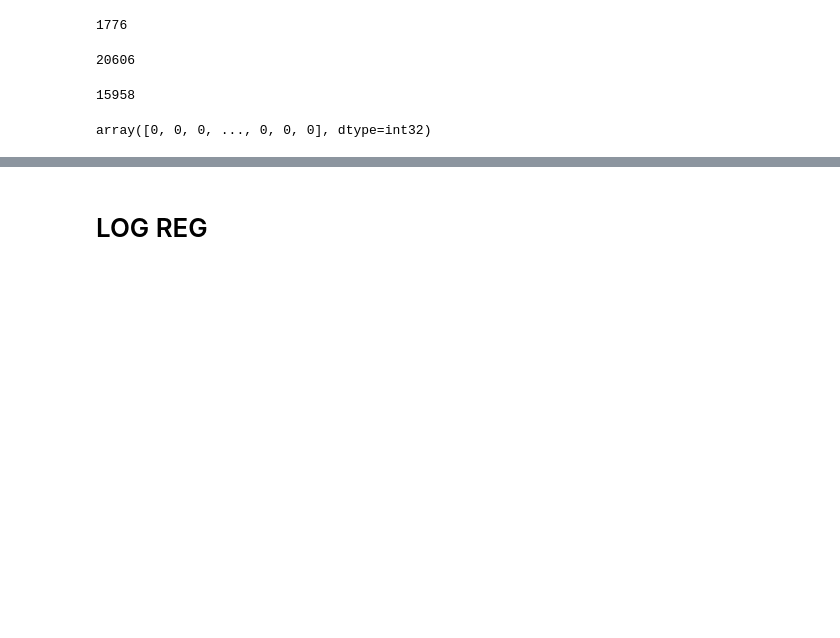
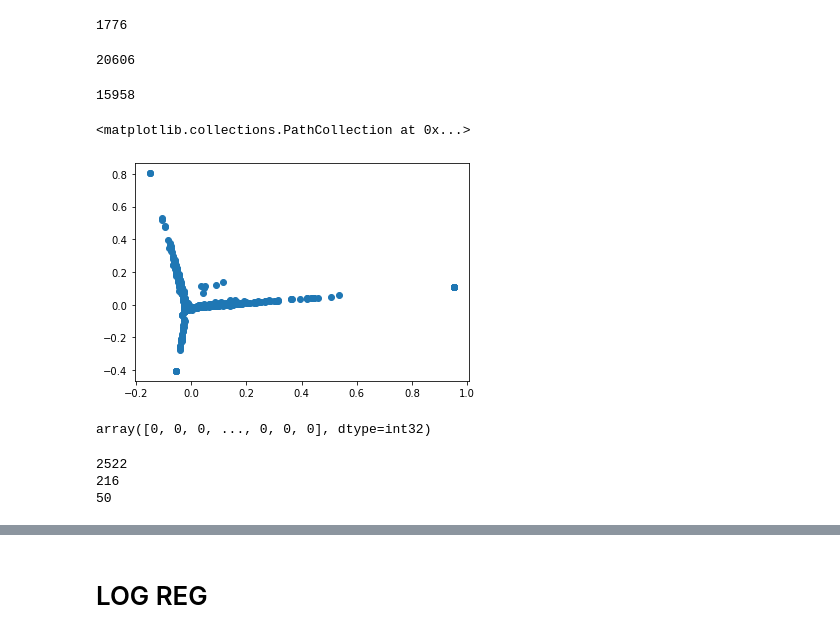
Before and after one commit to kashkambath/cvd-reddit-nlp-analysis, a Jupyter notebook: Data_Processing.ipynb, the cells around one changed output, grey strips where cells are left out. Drawn from its saved outputs; the diff is of its cells as text; code cells hidden in the pictures; blank space fills up the shorter version.

```diff
--- a/Data_Processing.ipynb
+++ b/Data_Processing.ipynb
@@ -167,11 +167,18 @@ df = full_df.drop(columns = ['text', 'preprocess_full_text', 'polarity'])
 df = df.fillna(0)
 # %%
 # create an instance of the PCA class
-pca = PCA(n_components=10)
+pca = PCA(n_components=2)
 
 # fit the data using the original X_train_std data; tranform X_train_std data
 pca_df = pca.fit_transform(df)
 
 # transform the X_test_std data
 #X_test_pca_skl = pca.transform(X_test_std)
+# %%
+pca_df = pd.DataFrame(pca_df)
+# %%
+plt.scatter(pca_df[0], pca_df[1])
+# %% [output]
+<matplotlib.collections.PathCollection at 0x...>
+[figure, added]
 # %%
@@ -182,5 +189,13 @@ kmeans.fit(pca_df)
 kmeans.labels_
 # %% [output]
 array([0, 0, 0, ..., 0, 0, 0], dtype=int32)
+# %%
+print(np.sum(kmeans.labels_ == 0))
+print(np.sum(kmeans.labels_ == 1))
+print(np.sum(kmeans.labels_ == 2))
+# %% [output]
+2522
+216
+50
 # %%
 full_df['outcome'] = kmeans.labels_
```
Also changed, not shown: parts of 2 cells of this notebook.
